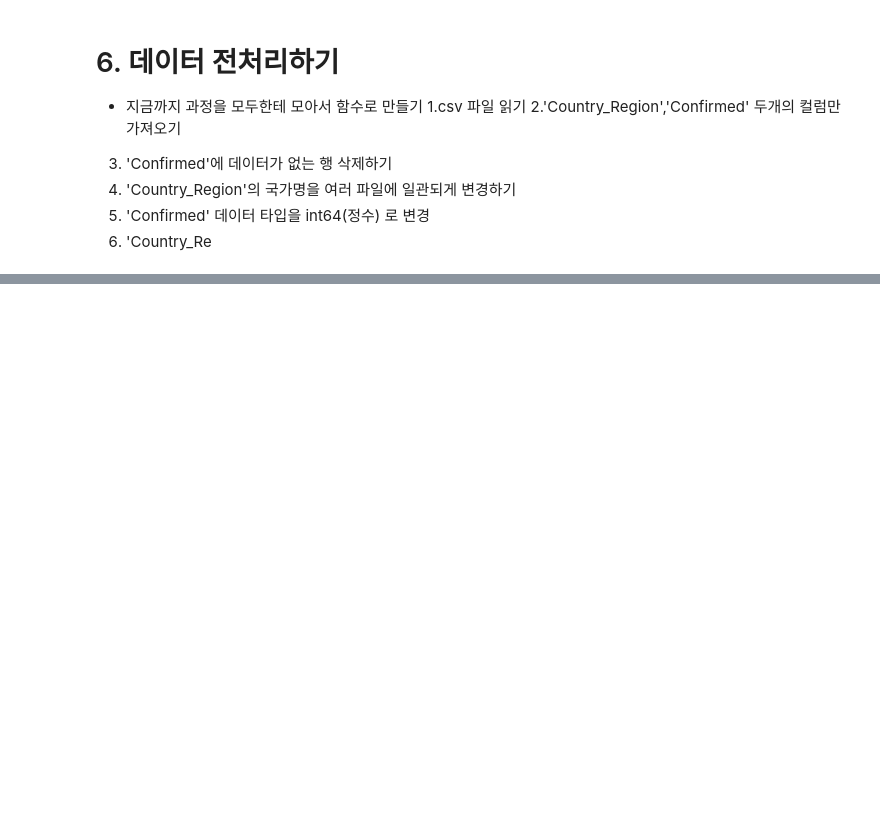
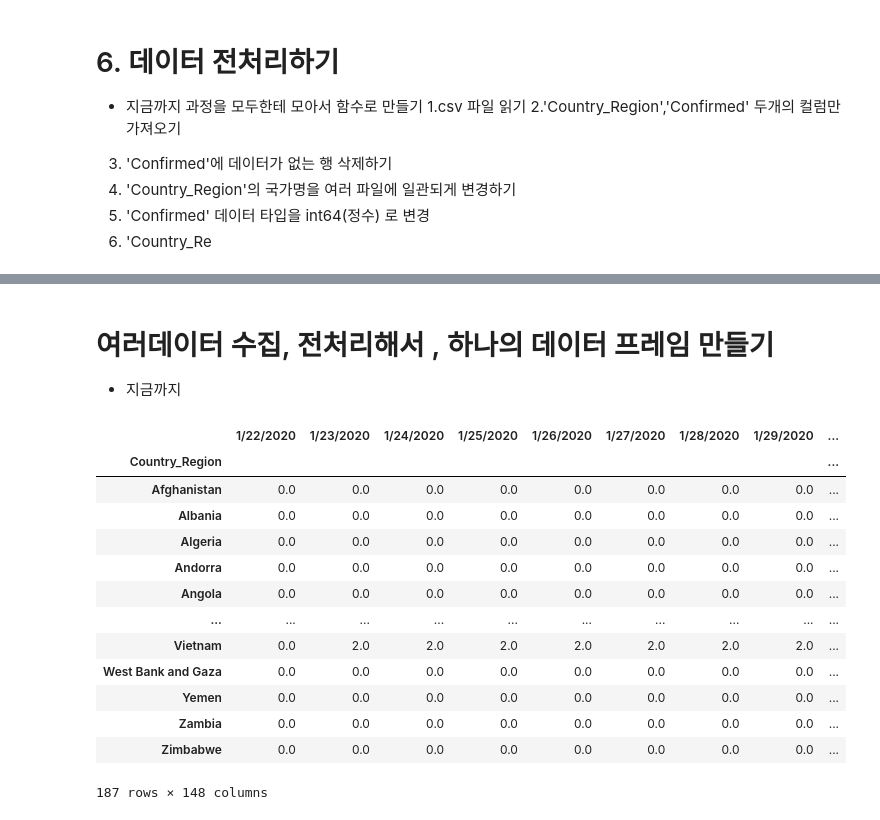
Before and after one commit to YouHyeonJu/data_study, a Jupyter notebook: 3414_0329j.ipynb, the cells around one changed output, grey strips where cells are left out. Drawn from its saved outputs; the diff is of its cells as text; code cells hidden in the pictures; blank space fills up the shorter version.

```diff
--- a/3414_0329j.ipynb
+++ b/3414_0329j.ipynb
@@ -309,0 +350,63 @@ FileNotFoundError: [Errno 2] No such file or directory: 'path01-22-2020.csv'
+# %% [markdown]
+# 여러데이터 수집, 전처리해서 , 하나의 데이터 프레임 만들기
+- 지금까지
+# %%
+import json
+import pandas as pd
+with open(path+'country_convert.json','r',encoding='utf-8-sig')as json_file:
+    json_data=json.load(json_file)
+def country_name_convert(row):
+    if row['Country_Region'] in json_data:
+        return json_data[row['Country_Region']]
+    return row['Country_Region']
+def create_dateframe(filename):
+    doc=pd.read_csv(path+filename,encoding='utf-8-sig')
+    try:
+        doc = doc[['Country_Region','Confirmed']]
+    except:
+        doc=doc[['Country/Region','Confirmed']]
+        doc.columns=['Country_Region','Confirmed']
+    doc=doc.dropna(subset=['Confirmed'])
+    doc['Country_Region']=doc.apply(country_name_convert,axis=1)
+    doc=doc.astype({'Confirmed':'int64'})
+    doc=doc.groupby('Country_Region').sum()
+
+    date_column=filename.split(".")[0].lstrip('0').replace('-','/')
+    doc.columns=[date_column]
+    return doc
+# %%
+import os
+def generate_dateframe_by_path(PATH):
+    file_list, csv_list=os.listdir(PATH),list()
+    first_doc=True
+    for file in file_list:
+        if file.split(".")[-1]=='csv':
+            csv_list.append(file)
+        csv_list.sort()
+    for file in csv_list:
+        doc= create_dateframe(file)
+        if first_doc:
+            final_doc, first_doc=doc, False
+        else:
+            final_doc=pd.merge(final_doc,doc,how='outer',left_index=True,right_index=True)
+    final_doc=final_doc.fillna(0)
+    return final_doc
+# %%
+PATH='cov-19/csse_covid_19_daily_reports/'
+doc=generate_dateframe_by_path(PATH)
+doc
+# %% [output]
+|  | 1/22/2020 | 1/23/2020 | 1/24/2020 | 1/25/2020 | 1/26/2020 | 1/27/2020 | 1/28/2020 | 1/29/2020 | ... |
+| Country_Region |  |  |  |  |  |  |  |  | ... |
+| Afghanistan | 0.0 | 0.0 | 0.0 | 0.0 | 0.0 | 0.0 | 0.0 | 0.0 | ... |
+| Albania | 0.0 | 0.0 | 0.0 | 0.0 | 0.0 | 0.0 | 0.0 | 0.0 | ... |
+| Algeria | 0.0 | 0.0 | 0.0 | 0.0 | 0.0 | 0.0 | 0.0 | 0.0 | ... |
+| Andorra | 0.0 | 0.0 | 0.0 | 0.0 | 0.0 | 0.0 | 0.0 | 0.0 | ... |
+| Angola | 0.0 | 0.0 | 0.0 | 0.0 | 0.0 | 0.0 | 0.0 | 0.0 | ... |
+| ... | ... | ... | ... | ... | ... | ... | ... | ... | ... |
+| Vietnam | 0.0 | 2.0 | 2.0 | 2.0 | 2.0 | 2.0 | 2.0 | 2.0 | ... |
+| West Bank and Gaza | 0.0 | 0.0 | 0.0 | 0.0 | 0.0 | 0.0 | 0.0 | 0.0 | ... |
+| Yemen | 0.0 | 0.0 | 0.0 | 0.0 | 0.0 | 0.0 | 0.0 | 0.0 | ... |
+| Zambia | 0.0 | 0.0 | 0.0 | 0.0 | 0.0 | 0.0 | 0.0 | 0.0 | ... |
+| Zimbabwe | 0.0 | 0.0 | 0.0 | 0.0 | 0.0 | 0.0 | 0.0 | 0.0 | ... |
+187 rows × 148 columns
```
Also changed, not shown: parts of 6 cells of this notebook, 2 other files.
